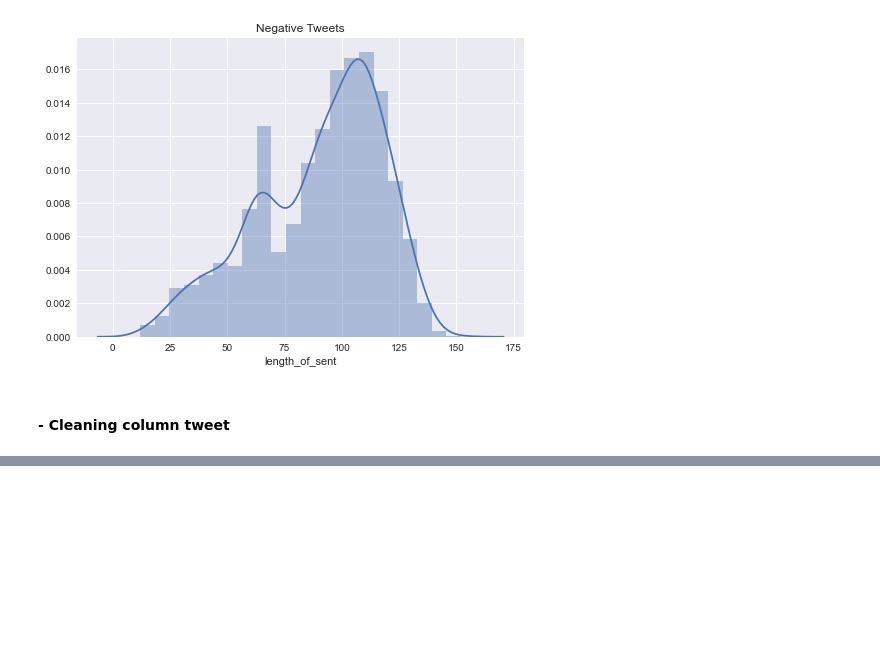
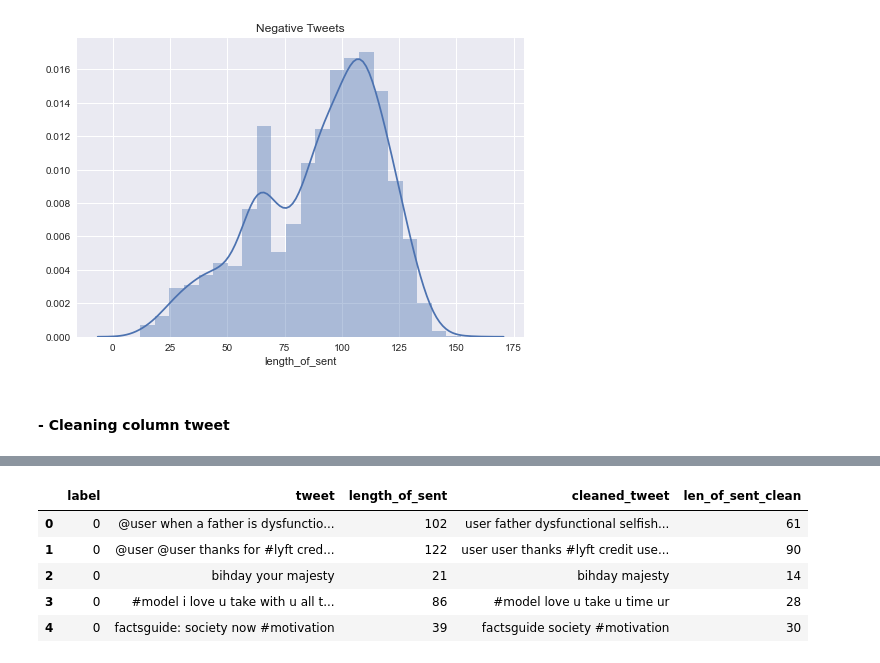
Before and after one commit to AgungYogaSetiawan/Sentiment-Analysis, a Jupyter notebook: Sentiment Analysis.ipynb, the cells around one changed output, grey strips where cells are left out. Drawn from its saved outputs; the diff is of its cells as text; code cells hidden in the pictures; blank space fills up the shorter version.

```diff
--- a/Sentiment Analysis.ipynb
+++ b/Sentiment Analysis.ipynb
@@ -181,0 +224,12 @@ sns.distplot(train[train['label']==1]['length_of_sent']).set(title='Negative Twe
+# %%
+# Make new column for cleaned_tweet
+train['cleaned_tweet'] = cleaned_tweet
+train['len_of_sent_clean'] = [len(train['cleaned_tweet'][word]) for word in range(len(train))]
+train.head()
+# %% [output]
+|  | label | tweet | length_of_sent | cleaned_tweet | len_of_sent_clean |
+| 0 | 0 | @user when a father is dysfunctio... | 102 | user father dysfunctional selfish... | 61 |
+| 1 | 0 | @user @user thanks for #lyft cred... | 122 | user user thanks #lyft credit use... | 90 |
+| 2 | 0 | bihday your majesty | 21 | bihday majesty | 14 |
+| 3 | 0 | #model i love u take with u all t... | 86 | #model love u take u time ur | 28 |
+| 4 | 0 | factsguide: society now #motivation | 39 | factsguide society #motivation | 30 |
```
Also changed, not shown: parts of 11 cells of this notebook.
